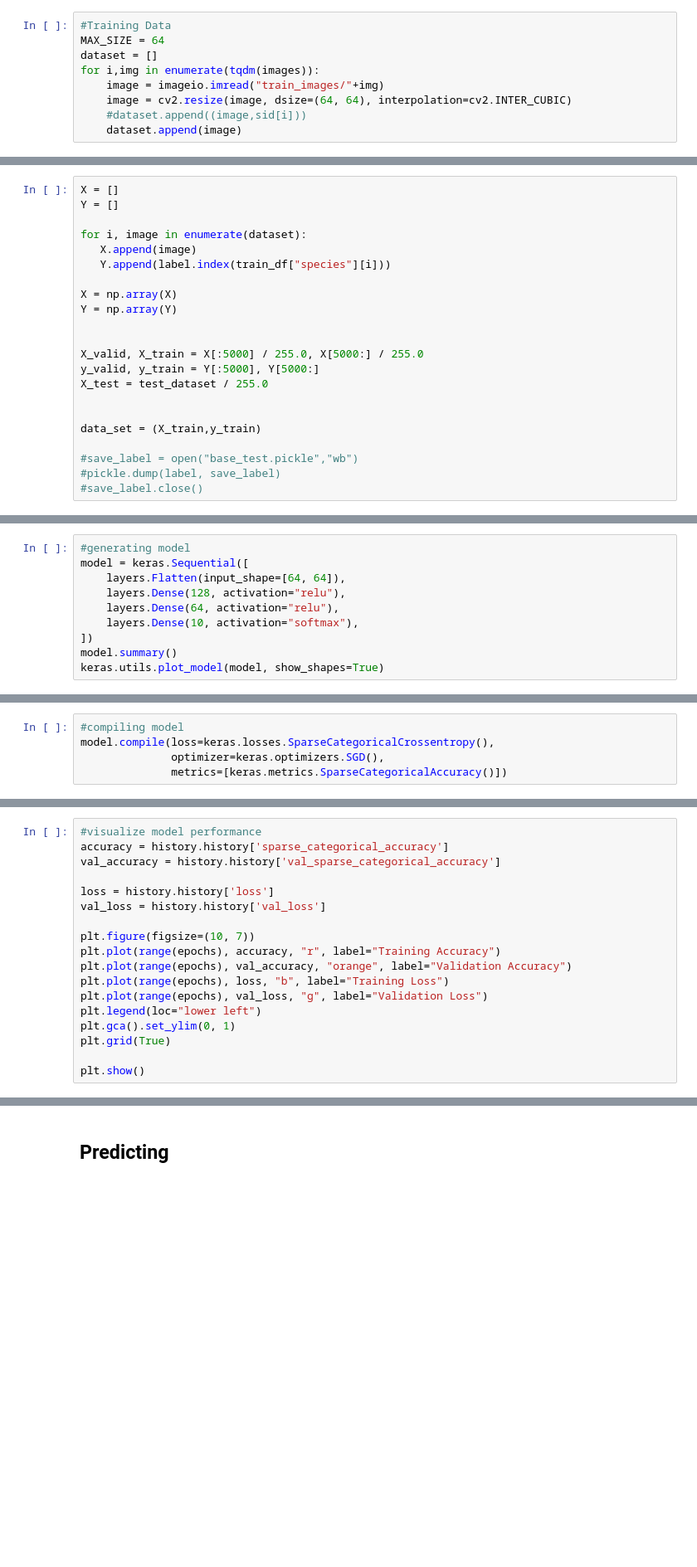
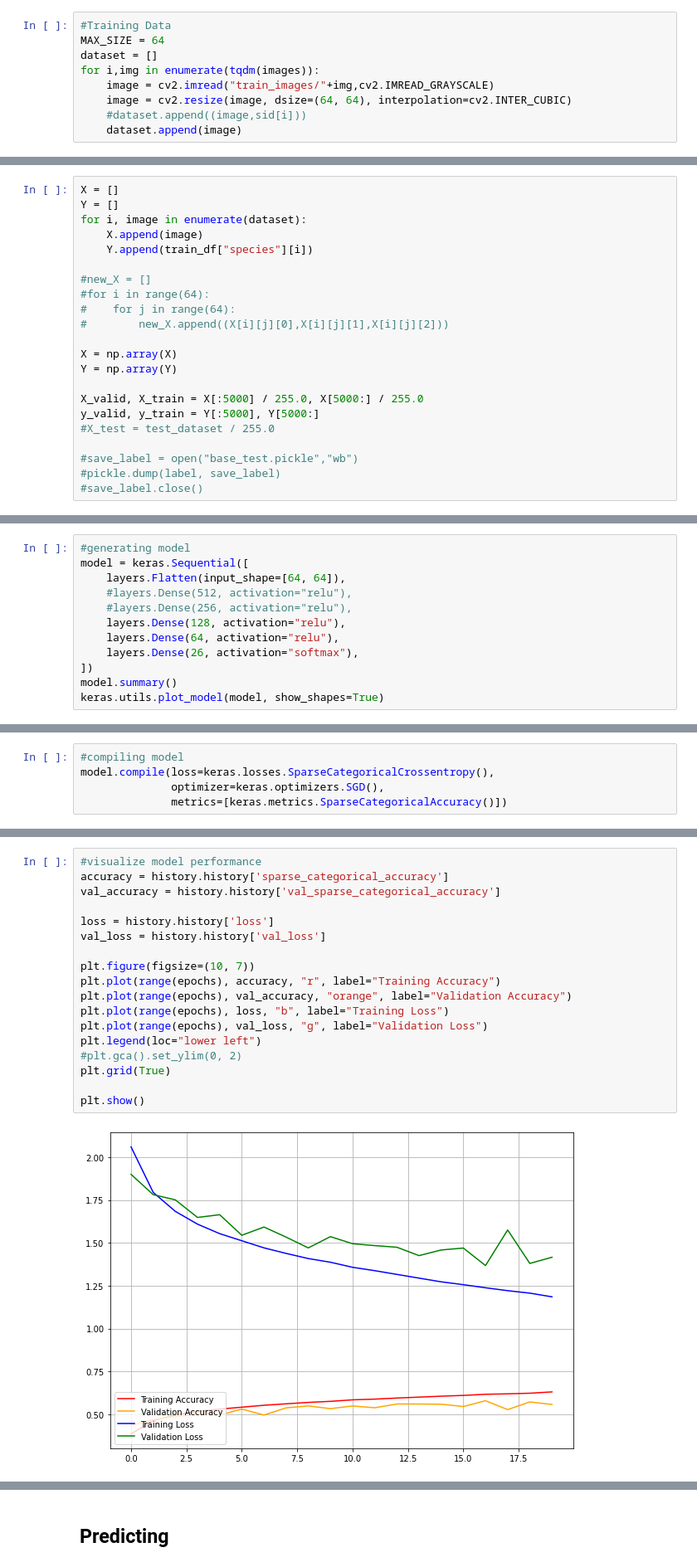
Before and after one commit to oliverweissl/MachineLearning-Project, a Jupyter notebook: base_performance_test.ipynb, the cells around one changed output, grey strips where cells are left out. Shown: that part at 83% size. Cells and saved outputs as stored; diff of their text form; blank space fills up the shorter version.

Commit message:
completd training

```diff
--- a/base_performance_test.ipynb
+++ b/base_performance_test.ipynb
@@ -70,7 +80,7 @@ train_df
 MAX_SIZE = 64
 dataset = []
 for i,img in enumerate(tqdm(images)):
-    image = imageio.imread("train_images/"+img)
+    image = cv2.imread("train_images/"+img,cv2.IMREAD_GRAYSCALE)
     image = cv2.resize(image, dsize=(64, 64), interpolation=cv2.INTER_CUBIC)
     #dataset.append((image,sid[i]))
     dataset.append(image)
@@ -87,21 +97,21 @@ KeyboardInterrupt:
 # %%
 X = []
 Y = []
+for i, image in enumerate(dataset):
+    X.append(image)
+    Y.append(train_df["species"][i])
 
-for i, image in enumerate(dataset):
-   X.append(image)
-   Y.append(label.index(train_df["species"][i]))
+#new_X = []
+#for i in range(64):
+#    for j in range(64):
+#        new_X.append((X[i][j][0],X[i][j][1],X[i][j][2]))
 
 X = np.array(X)
 Y = np.array(Y)
 
-
 X_valid, X_train = X[:5000] / 255.0, X[5000:] / 255.0
 y_valid, y_train = Y[:5000], Y[5000:]
-X_test = test_dataset / 255.0
-
-
-data_set = (X_train,y_train)
+#X_test = test_dataset / 255.0
 
 #save_label = open("base_test.pickle","wb")
 #pickle.dump(label, save_label)
@@ -112,9 +122,11 @@ data_set = (X_train,y_train)
 #generating model
 model = keras.Sequential([
     layers.Flatten(input_shape=[64, 64]),
+    #layers.Dense(512, activation="relu"),
+    #layers.Dense(256, activation="relu"),
     layers.Dense(128, activation="relu"),
     layers.Dense(64, activation="relu"),
-    layers.Dense(10, activation="softmax"),
+    layers.Dense(26, activation="softmax"),
 ])
 model.summary()
 keras.utils.plot_model(model, show_shapes=True)
@@ -134,20 +188,22 @@ with open('base_model.pkl','wb') as f:
 # %%
 #visualize model performance
 accuracy = history.history['sparse_categorical_accuracy']
 val_accuracy = history.history['val_sparse_categorical_accuracy']
 
 loss = history.history['loss']
 val_loss = history.history['val_loss']
 
 plt.figure(figsize=(10, 7))
 plt.plot(range(epochs), accuracy, "r", label="Training Accuracy")
 plt.plot(range(epochs), val_accuracy, "orange", label="Validation Accuracy")
 plt.plot(range(epochs), loss, "b", label="Training Loss")
 plt.plot(range(epochs), val_loss, "g", label="Validation Loss")
 plt.legend(loc="lower left")
-plt.gca().set_ylim(0, 1)
+#plt.gca().set_ylim(0, 2)
 plt.grid(True)
 
 plt.show()
+# %% [output]
+[figure, added]
 # %%
 #evaluate model
```
Also changed, not shown: parts of 8 cells of this notebook, 1 other file.
